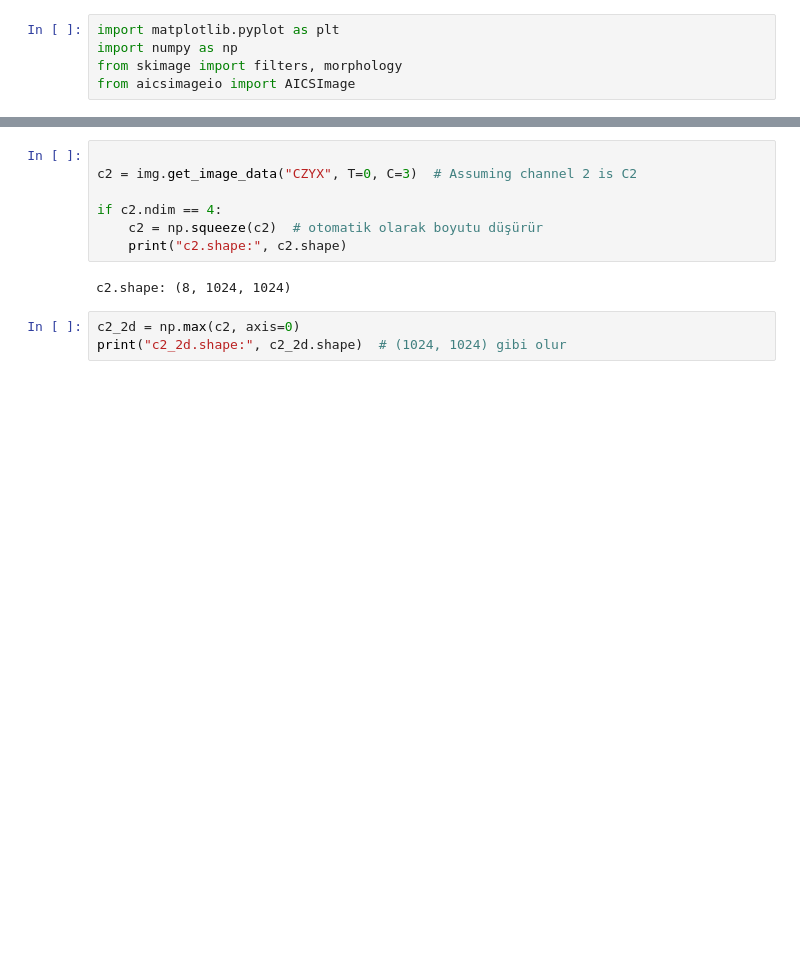
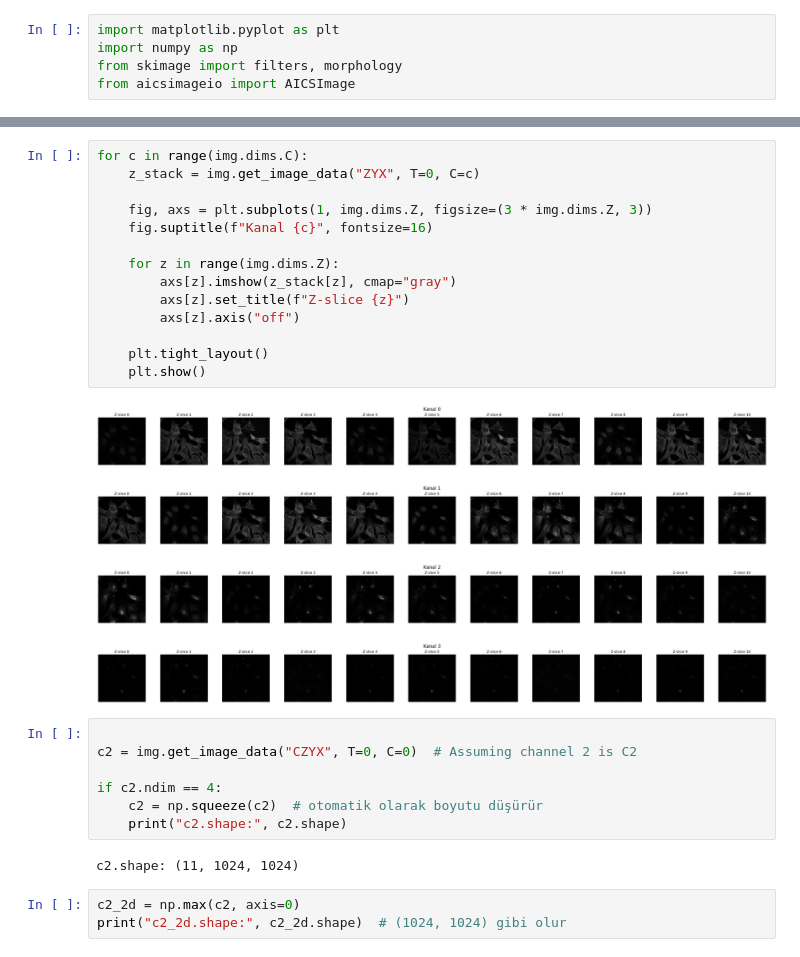
Before and after one commit to yunusemre002/afstudeerproject, a Jupyter notebook: codes_yunus/cellpose.ipynb, the cells around one changed output, grey strips where cells are left out. Drawn from its saved outputs; the diff is of its cells as text; blank space fills up the shorter version.

```diff
--- a/codes_yunus/cellpose.ipynb
+++ b/codes_yunus/cellpose.ipynb
@@ -15,12 +40,31 @@ img.dask_data  # Dask chunks fall on tile boundaries, pull YX chunks out of the
+# %%
+for c in range(img.dims.C):
+    z_stack = img.get_image_data("ZYX", T=0, C=c)
+
+    fig, axs = plt.subplots(1, img.dims.Z, figsize=(3 * img.dims.Z, 3))
+    fig.suptitle(f"Kanal {c}", fontsize=16)
+
+    for z in range(img.dims.Z):
+        axs[z].imshow(z_stack[z], cmap="gray")
+        axs[z].set_title(f"Z-slice {z}")
+        axs[z].axis("off")
+
+    plt.tight_layout()
+    plt.show()
+# %% [output]
+[figure, added]
+[figure, added]
+[figure, added]
+[figure, added]
 # %%
 
-c2 = img.get_image_data("CZYX", T=0, C=3)  # Assuming channel 2 is C2
+c2 = img.get_image_data("CZYX", T=0, C=0)  # Assuming channel 2 is C2
 
 if c2.ndim == 4:
     c2 = np.squeeze(c2)  # otomatik olarak boyutu düşürür
     print("c2.shape:", c2.shape)
 # %% [output]
-c2.shape: (8, 1024, 1024)
+c2.shape: (11, 1024, 1024)
 # %%
 c2_2d = np.max(c2, axis=0)
 print("c2_2d.shape:", c2_2d.shape)  # (1024, 1024) gibi olur
```
Also changed, not shown: parts of 9 cells of this notebook, 4 other files.
